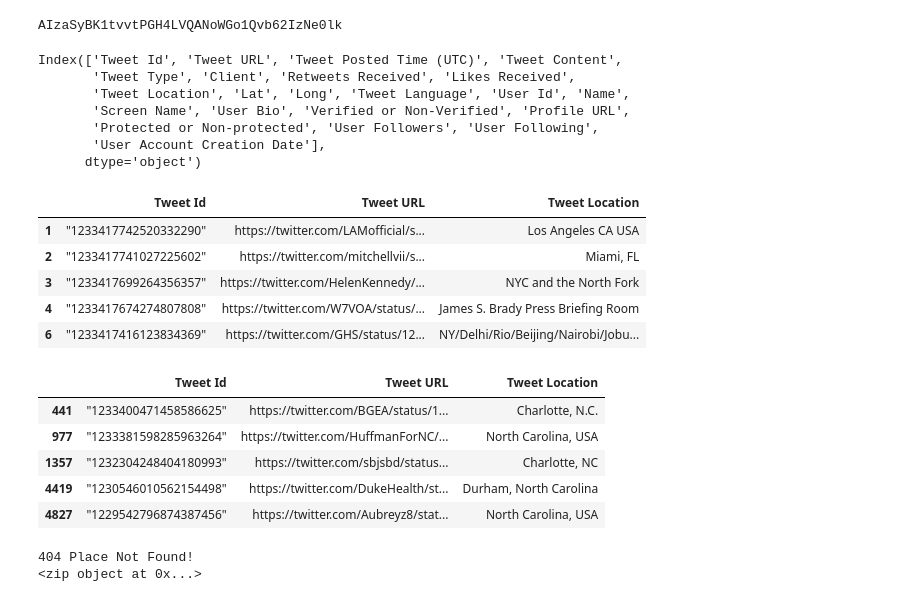
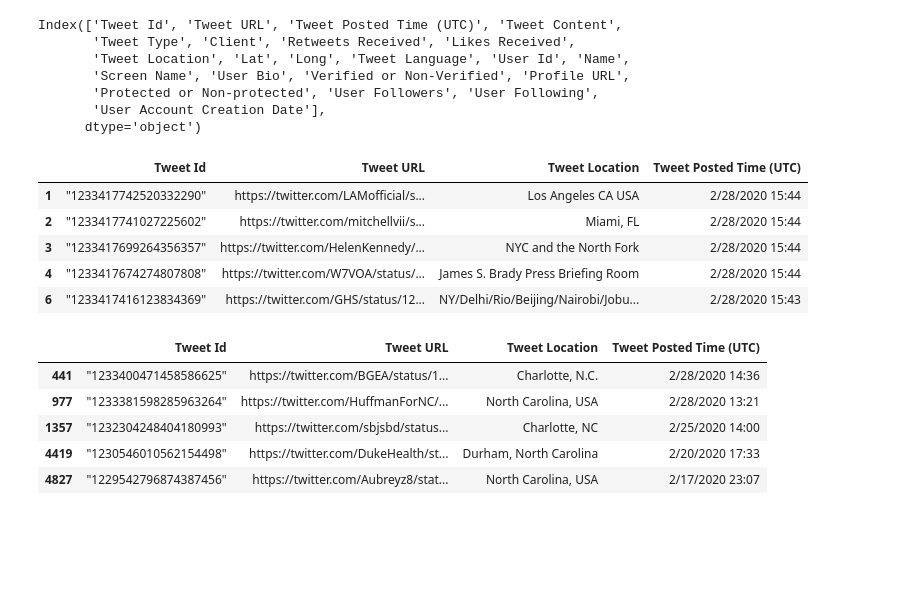
Before and after one commit to znurtokatli/COVID19TweetsDataAnalyzer, a Jupyter notebook: main/UserLocationsAnalysis.ipynb, the cells around one changed output. Cells and saved outputs as stored; diff of their text form; code cells hidden in the pictures; blank space fills up the shorter version.

```diff
--- a/main/UserLocationsAnalysis.ipynb
+++ b/main/UserLocationsAnalysis.ipynb
@@ -4,12 +4,9 @@ import pandas as pd
 import requests
 import json
 import gmaps
+import datetime
 
 from config import gkey
-
-print(gkey)
-# %% [output]
-AIzaSyBK1tvvtPGH4LVQANoWGo1Qvb62IzNe0lk
 # %%
 raw_data = pd.read_csv("../Resources/Twitter_Dec 2019_Feb 2020.csv")
 raw_data.columns
@@ -22,16 +19,18 @@ Index(['Tweet Id', 'Tweet URL', 'Tweet Posted Time (UTC)', 'Tweet Content',
        'User Account Creation Date'],
       dtype='object')
 # %%
-reduced_df = raw_data.loc[:, ['Tweet Id',  'Tweet URL', 'Tweet Location']]
+reduced_df = raw_data.loc[:, ['Tweet Id',  'Tweet URL', 'Tweet Location', 'Tweet Posted Time (UTC)']]
 reduced_df = reduced_df[reduced_df['Tweet Location'].notna()]
+#reduced_df['Tweet Posted Month'] = pd.DatetimeIndex(reduced_df['Tweet Posted Time (UTC)']).month
+#reduced_df['Tweet Posted Year'] = pd.DatetimeIndex(reduced_df['Tweet Posted Time (UTC)']).year
 reduced_df.head()
 # %% [output]
-|  | Tweet Id | Tweet URL | Tweet Location |
-| 1 | "1233417742520332290" | https://twitter.com/LAMofficial/s... | Los Angeles CA USA |
-| 2 | "1233417741027225602" | https://twitter.com/mitchellvii/s... | Miami, FL |
-| 3 | "1233417699264356357" | https://twitter.com/HelenKennedy/... | NYC and the North Fork |
-| 4 | "1233417674274807808" | https://twitter.com/W7VOA/status/... | James S. Brady Press Briefing Room |
-| 6 | "1233417416123834369" | https://twitter.com/GHS/status/12... | NY/Delhi/Rio/Beijing/Nairobi/Jobu... |
+|  | Tweet Id | Tweet URL | Tweet Location | Tweet Posted Time (UTC) |
+| 1 | "1233417742520332290" | https://twitter.com/LAMofficial/s... | Los Angeles CA USA | 2/28/2020 15:44 |
+| 2 | "1233417741027225602" | https://twitter.com/mitchellvii/s... | Miami, FL | 2/28/2020 15:44 |
+| 3 | "1233417699264356357" | https://twitter.com/HelenKennedy/... | NYC and the North Fork | 2/28/2020 15:44 |
+| 4 | "1233417674274807808" | https://twitter.com/W7VOA/status/... | James S. Brady Press Briefing Room | 2/28/2020 15:44 |
+| 6 | "1233417416123834369" | https://twitter.com/GHS/status/12... | NY/Delhi/Rio/Beijing/Nairobi/Jobu... | 2/28/2020 15:43 |
 # %%
 #cleaning column values
 #columns = ['Tweet Id',  'Tweet URL', 'Tweet Location', 'Lat', 'Long'] #list for filter
@@ -42,46 +41,9 @@ filtered_df = reduced_df[reduced_df['Tweet Location'].str.contains('north caroli
 len(filtered_df)
 filtered_df.head()
 # %% [output]
-|  | Tweet Id | Tweet URL | Tweet Location |
-| 441 | "1233400471458586625" | https://twitter.com/BGEA/status/1... | Charlotte, N.C. |
-| 977 | "1233381598285963264" | https://twitter.com/HuffmanForNC/... | North Carolina, USA |
-| 1357 | "1232304248404180993" | https://twitter.com/sbjsbd/status... | Charlotte, NC |
-| 4419 | "1230546010562154498" | https://twitter.com/DukeHealth/st... | Durham, North Carolina |
-| 4827 | "1229542796874387456" | https://twitter.com/Aubreyz8/stat... | North Carolina, USA |
+|  | Tweet Id | Tweet URL | Tweet Location | Tweet Posted Time (UTC) |
+| 441 | "1233400471458586625" | https://twitter.com/BGEA/status/1... | Charlotte, N.C. | 2/28/2020 14:36 |
+| 977 | "1233381598285963264" | https://twitter.com/HuffmanForNC/... | North Carolina, USA | 2/28/2020 13:21 |
+| 1357 | "1232304248404180993" | https://twitter.com/sbjsbd/status... | Charlotte, NC | 2/25/2020 14:00 |
+| 4419 | "1230546010562154498" | https://twitter.com/DukeHealth/st... | Durham, North Carolina | 2/20/2020 17:33 |
+| 4827 | "1229542796874387456" | https://twitter.com/Aubreyz8/stat... | North Carolina, USA | 2/17/2020 23:07 |
-# %%
-#find geocode from string values
-lats = []
-lngs = []
-
-places = filtered_df['Tweet Location'].tolist()
-api_param = [w.replace(' ', '+') for w in places]
-
-base_url = "https://maps.googleapis.com/maps/api/geocode/json?&key=" + gkey
-#sample parameter use: address=1600+Amphitheatre+Parkway,+Mountain+View,+CA
-
-#query_url = base_url + "&address=1600+Amphitheatre+Parkway,+Mountain+View,+CA"
-#resp_data = requests.get(query_url).json()
-##print(json.dumps(resp_data, indent=4, sort_keys=True))
-#resp_data['results'][0]['geometry']['location']['lat']
-
-for place in api_param:
-    query_url = base_url + "&address=" + place
-    resp_data = requests.get(query_url).json()
-    #print(query_url)
-
-    try:
-        lats.append(resp_data['results'][0]['geometry']['location']['lat'])
-        lngs.append(resp_data['results'][0]['geometry']['location']['lng'])
-    except:
-        print("404 Place Not Found!")
-        pass
-
-
-#lats_lngs = zip(lats, lngs)
-
-lat = pd.Series(lats)
-filtered_df['Latitude'] = hotels.values
-hotel_df
-# %% [output]
-404 Place Not Found!
-<zip object at 0x...>
```
Also changed, not shown: parts of 7 cells of this notebook, 1 other file.
